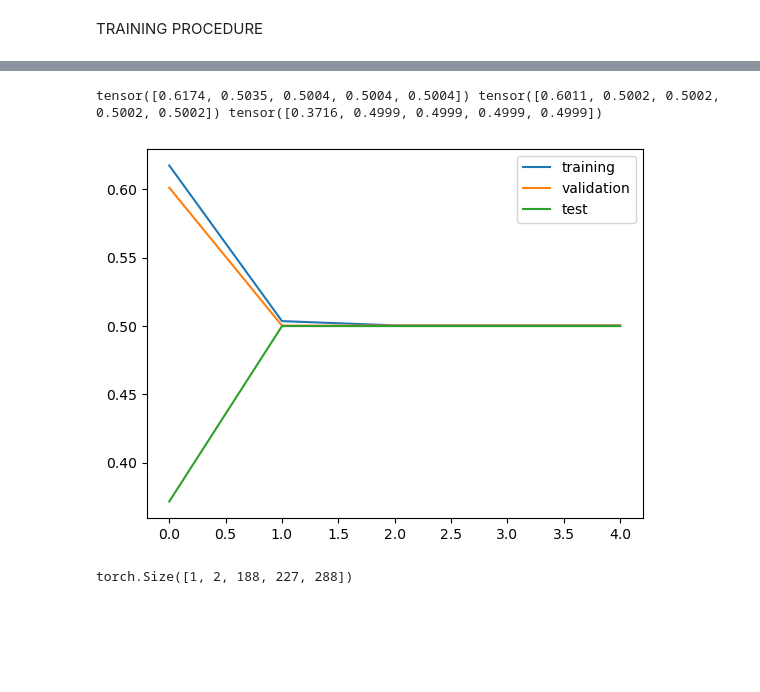
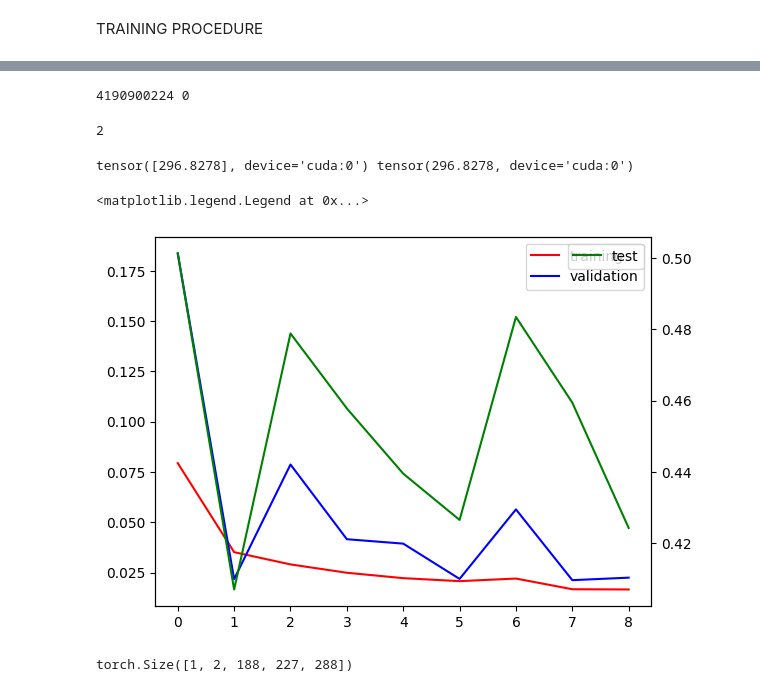
Before and after one commit to nibafanfan/Medical-Image-Analysis-Project, a Jupyter notebook: main_unet.ipynb, the cells around one changed output, grey strips where cells are left out. Drawn from its saved outputs; the diff is of its cells as text; code cells hidden in the pictures; blank space fills up the shorter version.

```diff
--- a/main_unet.ipynb
+++ b/main_unet.ipynb
@@ -463,24 +641,24 @@ print(next(os.walk(data_dir))[2])
 CREATE HYPERPARAMS AND DATALOADERS
 # %%
 ## Batch Size
-train_batch_size = 1
-validation_batch_size = 1
+train_batch_size = 4
+validation_batch_size = 4
 
 ## Learning Rate
 learning_rate = 0.001
 
 # Epochs (Consider setting high and implementing early stopping)
-num_epochs = 5
+num_epochs = 20
 
 ## Initialize your unet
 n_classes = 2
 gen = torch.Generator()
-gen.manual_seed(43)
+gen.manual_seed(42)
 
-trainmask = range(0, 70)
-valmask = range(70, 85)
-testmask = range(85, 100)
-train_dataset=ImageDataset(input_dir=data_dir, mask_dir=mask_dir, label_dir=label_dir)
+trainmask = range(0, 140)
+valmask = range(140, 170)
+testmask = range(170, 200)
+train_dataset=ImageDataset(input_dir=data_dir)
 print(len(train_dataset))
 train_dataloader = DataLoader(train_dataset, batch_size=train_batch_size, sampler=SubsetRandomSampler(trainmask), generator=gen)
 val_dataloader = DataLoader(train_dataset, batch_size=validation_batch_size, sampler=SubsetRandomSampler(valmask), generator=gen)
@@ -603,12 +806,37 @@ Training Loss: 0.500393807888031, Validation loss: 0.5002343058586121, Test scor
+# %%
+print(torch.cuda.memory_allocated(0), torch.cuda.memory_allocated(1))
+# %% [output]
+4190900224 0
+# %%
+print(torch.cuda.device_count())
+# %% [output]
+2
+# %%
+prediction = nn.functional.softmax(outputs[0], dim=0)
+# Scale down the target when calculating loss
+pool = nn.AvgPool3d(4)
+target = pool(targets[0])
+TP1 = (prediction[0]*target).sum(1).sum(1).sum(1)
+TP2 = (prediction[0]*target).sum()
+print(TP1, TP2)
+# %% [output]
+tensor([296.8278], device='cuda:0') tensor(296.8278, device='cuda:0')
 # %%
-plt.plot(trainloss[0:5])
-plt.plot(valloss[0:5])
-plt.plot(testscores[0:5])
-plt.legend(["training", "validation", "test"])
-print(trainloss[0:5], valloss[0:5], testscores[0:5])
+# plt.plot(trainloss)
+# plt.plot(valloss)
+# plt.plot(testscores)
+
+ax1 = plt.subplot()
+ax1.plot(trainloss[0:9], 'red')
+ax1.plot(valloss[0:9], 'blue')
+ax2 = ax1.twinx()
+ax2.plot(testscores[0:9], 'green')
+ax1.legend(["training", "validation"])
+ax2.legend(["test"])
+# print(trainloss[0:5], valloss[0:5], testscores[0:5])
 # %% [output]
-tensor([0.6174, 0.5035, 0.5004, 0.5004, 0.5004]) tensor([0.6011, 0.5002, 0.5002, 0.5002, 0.5002]) tensor([0.3716, 0.4999, 0.4999, 0.4999, 0.4999])
+<matplotlib.legend.Legend at 0x...>
-[figure, old version]
+[figure, new version]
 # %%
 targets= torch.zeros(1, 1, 188, 227, 288)
 targets = torch.cat([targets, 1-targets], dim=1)
```
Also changed, not shown: parts of 17 cells of this notebook, 1 other file.
